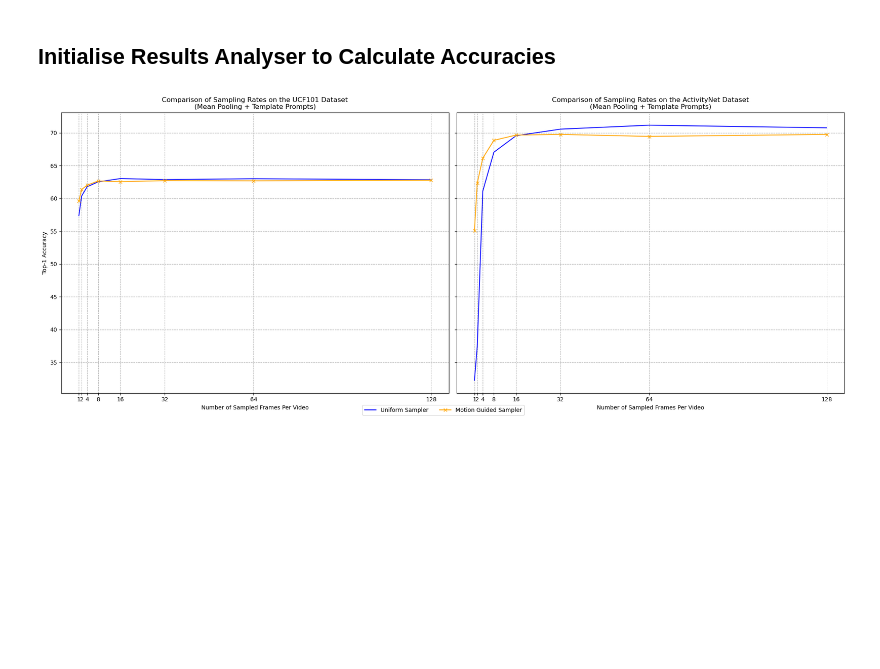
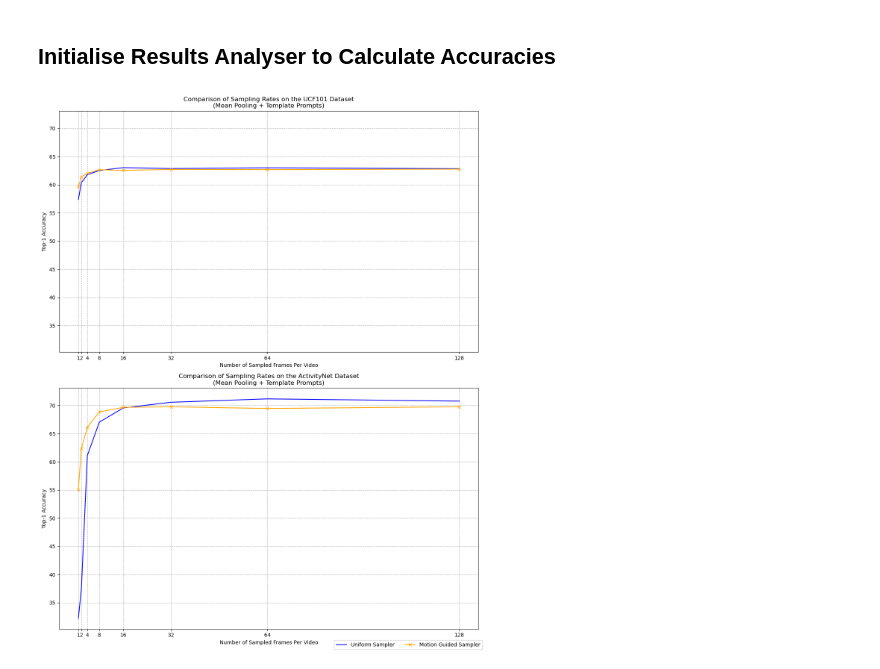
Before and after one commit to KubaJ23/vlm-zsar-dissertation, a Jupyter notebook: notebooks/04_compare_sample_rates.ipynb, the cells around one changed output. Saved outputs shown, nothing was run; the diff lists cells and outputs as text; code cells hidden in the pictures; blank space fills up the shorter version.

```diff
--- a/notebooks/04_compare_sample_rates.ipynb
+++ b/notebooks/04_compare_sample_rates.ipynb
@@ -49,7 +49,7 @@ for row in analyser_actn_uniform.results_table:
     sample_rate = int(regx.match(row["model"]).group(1))
     acc_actn_uniform[x.index(sample_rate)] = row["Top-1"]
 # %%
-fig, (ax1, ax2) = plt.subplots(1, 2, figsize=(20,8), sharey=True)
+fig, (ax1, ax2) = plt.subplots(2, 1, figsize=(12,15), sharey=True)
 
 # Plot UCF101 sample rates
 ax1.plot(x, acc_ucf_uniform, label="Uniform Sampler", color="blue", marker="")
@@ -58,32 +58,33 @@ ax1.plot(
 )
 
 ax1.set_title(
     "Comparison of Sampling Rates on the UCF101 Dataset\n(Mean Pooling + Template Prompts)"
 )
 ax1.set_xlabel("Number of Sampled Frames Per Video")
 ax1.set_ylabel("Top-1 Accuracy")
 
 ax1.set_xticks(x)
 ax1.grid(True, linestyle="--")
 
 # Plot ActivityNet sample rates
 ax2.plot(x, acc_actn_uniform, label="Uniform Sampler", color="blue", marker="")
 ax2.plot(
     x, acc_actn_mgsampler, label="Motion Guided Sampler", color="orange", marker="x"
 )
 
 ax2.set_title(
     "Comparison of Sampling Rates on the ActivityNet Dataset\n(Mean Pooling + Template Prompts)"
 )
 ax2.set_xlabel("Number of Sampled Frames Per Video")
+ax2.set_ylabel("Top-1 Accuracy")
 
 ax2.set_xticks(x)
 ax2.grid(True, linestyle="--")
 
 handles, labels = ax1.get_legend_handles_labels()
-fig.legend(handles, labels, loc='lower center', ncol=2)
+fig.legend(handles, labels, loc='lower right', ncol=2)
 
 plt.tight_layout()
 plt.show()
 # %% [output]
-[figure, old version]
+[figure, new version]
```
Also changed, not shown: 10 other files.
